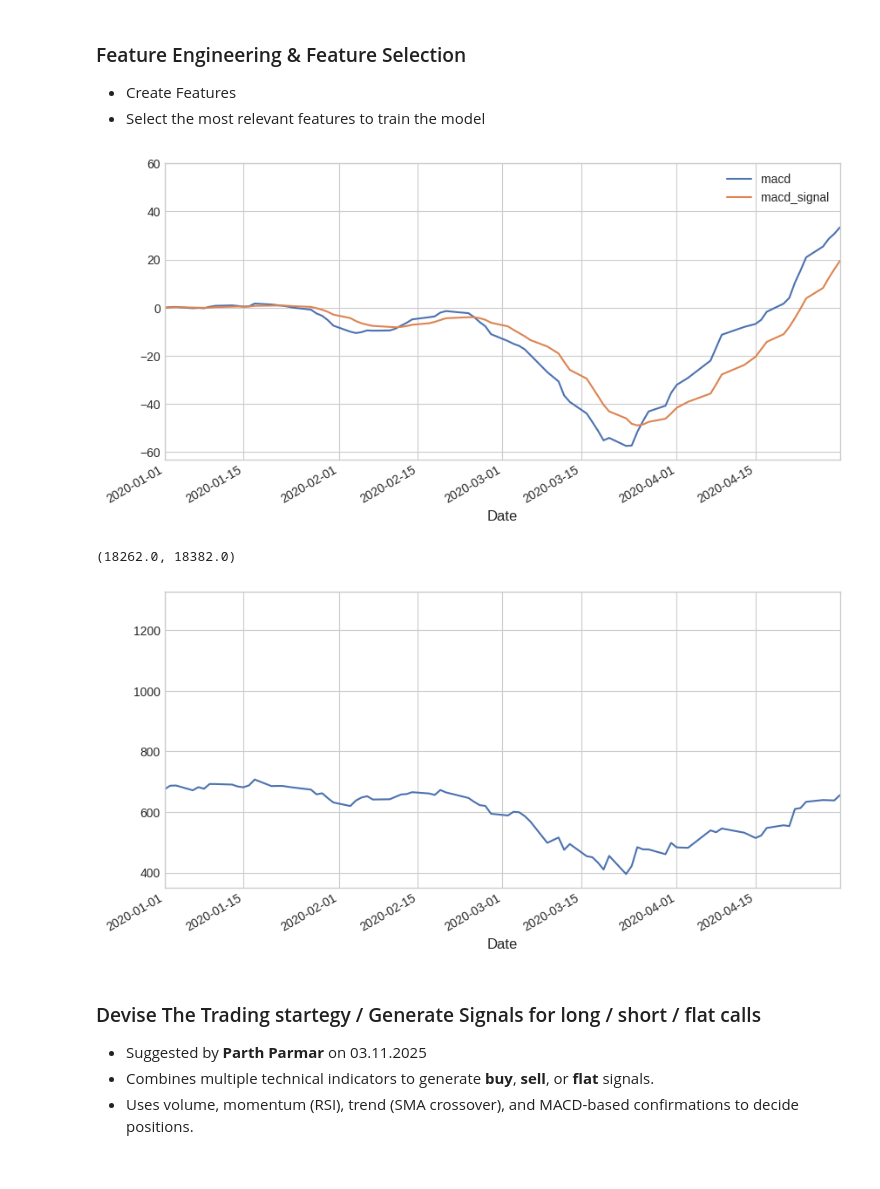
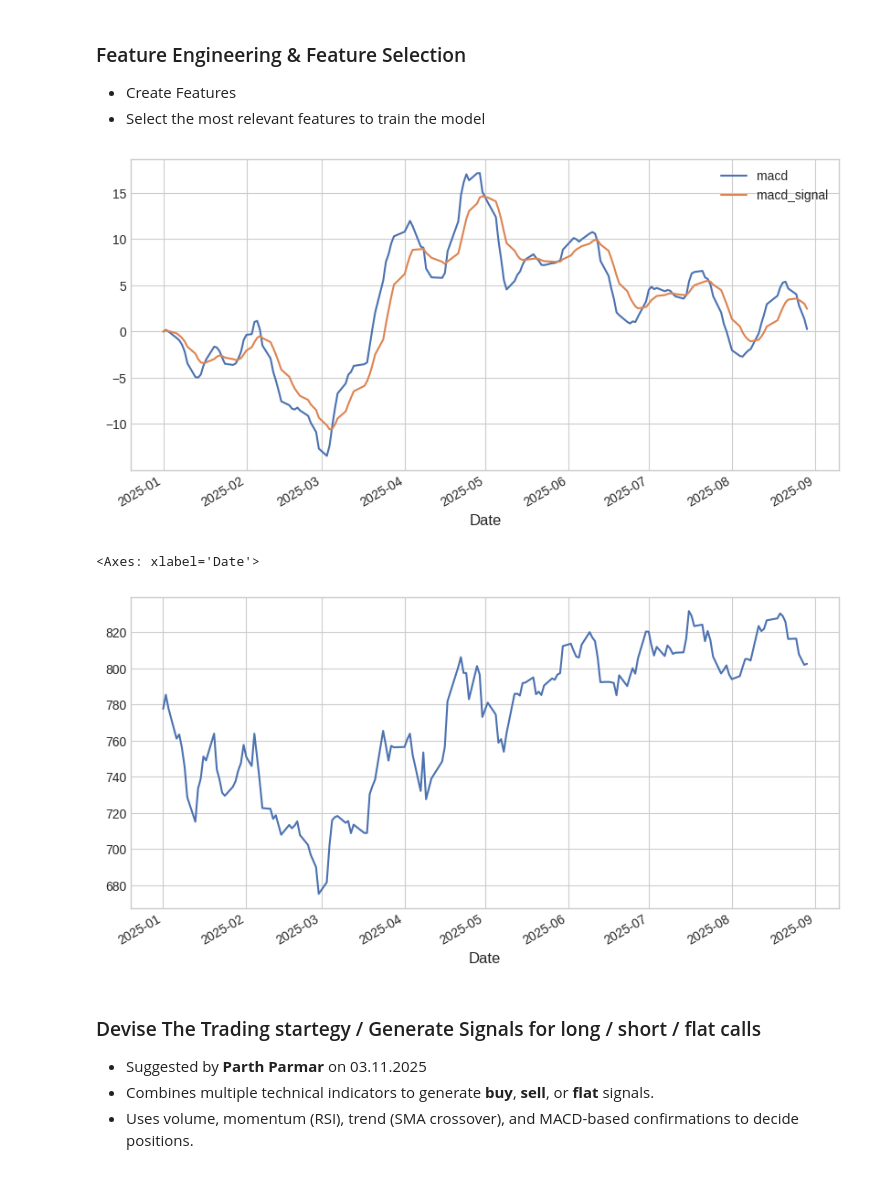
Before and after one commit to devanshu-cosmo/quant-trading-project, a Jupyter notebook: base_trading_strategy.ipynb, the cells around one changed output. Drawn from its saved outputs; the diff is of its cells as text; code cells hidden in the pictures.

```diff
--- a/base_trading_strategy.ipynb
+++ b/base_trading_strategy.ipynb
@@ -29,7 +27,7 @@ np.random.seed(42)
 # %%
 def download_stock_data(ticker, start_date, end_date):
     try:
-        df = yf.download(ticker, start=start_date, end=end_date, multi_level_index=False)
+        df = yf.download(ticker, start=start_date, end=end_date, multi_level_index=False, auto_adjust=True)
         df.dropna(inplace=True)
         return df
     except Exception as e:
@@ -38,12 +36,13 @@ def download_stock_data(ticker, start_date, end_date):
 # %% [markdown]
 ### Visualize the preprocessed data
 # %%
-ticker = ["RELIANCE.NS"]
-start_date = '2020-01-01'
-end_date = '2023-01-01'
+ticker = ["SBIN.NS"]
+start_date = '2025-01-01'
+end_date = '2025-09-01'
 df = download_stock_data(ticker, start_date, end_date)
 ma_period = 10
 vma_period = 7
-# df["Volume"].plot()
+capital = 100000 # Total amount to be invested
+df["Close"].plot()
 # %% [output]
 [*********************100%***********************]  1 of 1 completed
@@ -128,20 +129,20 @@ df_indicators = create_features(df)
 # %%
 df_indicators["macd"].plot()
 df_indicators["macd_signal"].plot()
 # df_indicators["macd_histogram"].plot()
 # df_indicators["rsi"].plot()
 # plt.axhline(y=30)
 # plt.axhline(y=70)
-plt.xlim(pd.Timestamp("2020-01-01"), pd.Timestamp("2020-04-30"))
+# plt.xlim(pd.Timestamp("2025-01-01"), pd.Timestamp("2025-04-30"))
 plt.legend()
 plt.show()
 
 df_indicators["Close"].plot()
-plt.xlim(pd.Timestamp("2020-01-01"), pd.Timestamp("2020-04-30"))
+# plt.xlim(pd.Timestamp("2025-01-01"), pd.Timestamp("2025-04-30"))
 # %% [output]
-[figure, old version]
+[figure, new version]
-(18262.0, 18382.0)
+<Axes: xlabel='Date'>
-[figure, old version]
+[figure, new version]
 # %% [markdown]
 ### Devise The Trading startegy / Generate Signals for long / short / flat calls
 - Suggested by **Parth Parmar** on 03.11.2025
```
Also changed, not shown: parts of 13 cells of this notebook.
